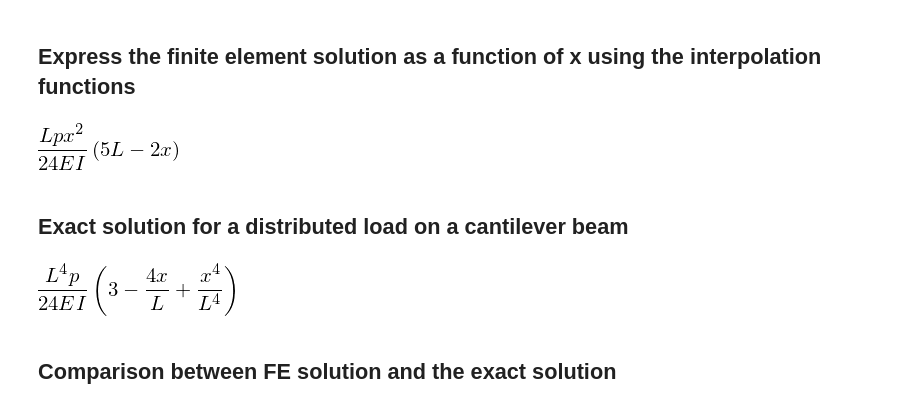
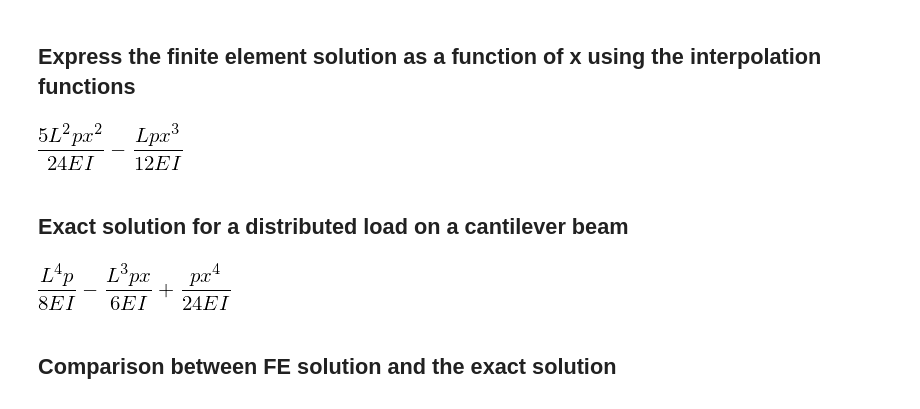
Before and after one commit to mgreminger/ME5335_notebooks, a Jupyter notebook: beam element.ipynb, the cells around one changed output. Drawn from its saved outputs; the diff is of its cells as text; code cells hidden in the pictures.

```diff
--- a/beam element.ipynb
+++ b/beam element.ipynb
@@ -98,19 +98,19 @@ solution
 # %% [markdown]
 ## Express the finite element solution as a function of x using the interpolation functions
 # %%
-w_solution = sympy.Matrix([[N1,N2,N3,N4]])*sympy.Matrix([[0],[0],[solution[delta3]],[solution[delta4]]])
-w_solution.simplify()
-w_solution=w_solution[0]
+w_solution = sympy.Matrix([N1,N2,N3,N4]).dot(sympy.Matrix([0,0,solution[delta3],solution[delta4]]))
+w_solution = w_solution.expand().collect(x)
 w_solution
 # %% [output]
-[figure, old version]
+[figure, new version]
 # %% [markdown]
 ## Exact solution for a distributed load on a cantilever beam
 # %%
 a_solution = ((p*L**4)/(24*E*I))*(x**4/L**4-(4*x)/L+3)
+a_solution = a_solution.expand().collect(x)
 a_solution
 # %% [output]
-[figure, old version]
+[figure, new version]
 # %%
 position = []
 fe = []
```
Also changed, not shown: parts of 2 cells of this notebook.
